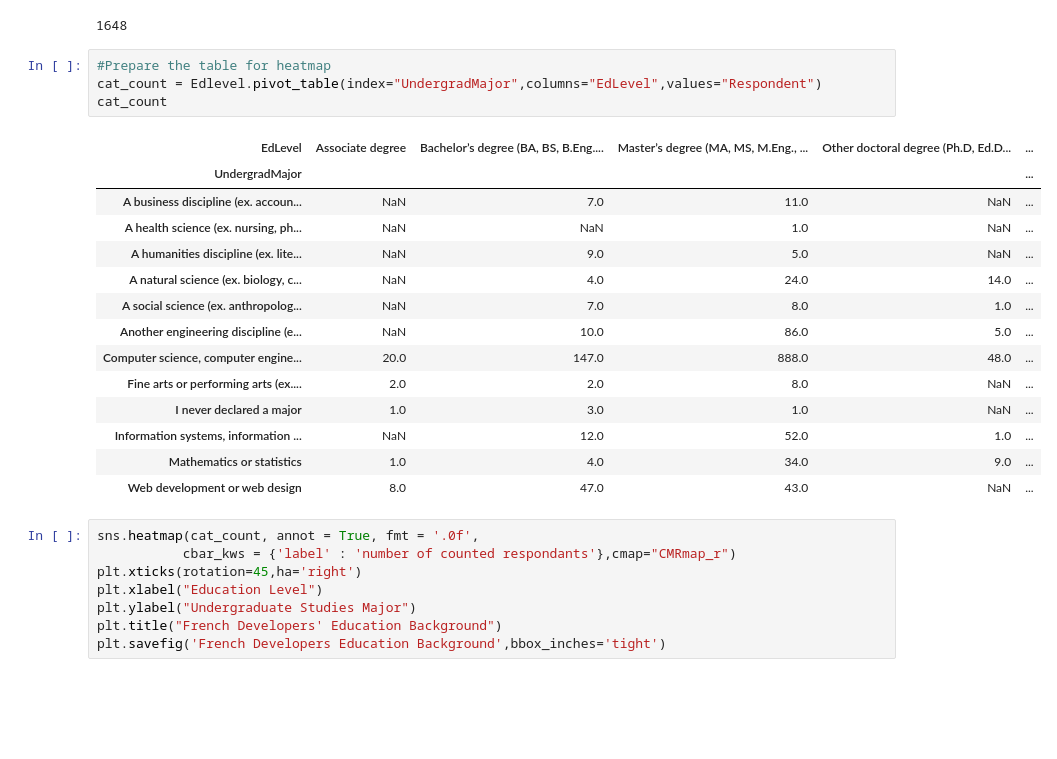
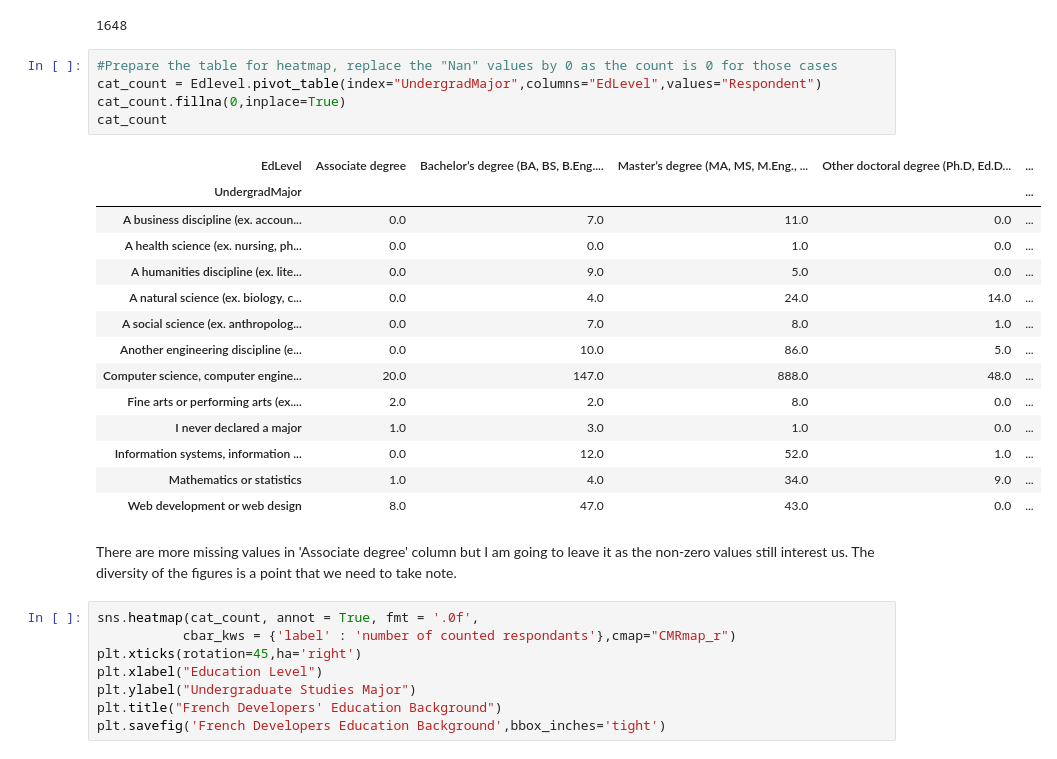
Before and after one commit to Youfeiv/Stack-Overflow-Survey-2019, a Jupyter notebook: How Much Do French Developers Earn a Year?.ipynb, the cells around one changed output. Saved outputs shown, nothing was run; the diff lists cells and outputs as text; blank space fills up the shorter version.

```diff
--- a/How Much Do French Developers Earn a Year?.ipynb
+++ b/How Much Do French Developers Earn a Year?.ipynb
@@ -438,24 +452,27 @@ Edlevel.Respondent.sum()
 # %% [output]
 1648
 # %%
-#Prepare the table for heatmap
+#Prepare the table for heatmap, replace the "Nan" values by 0 as the count is 0 for those cases
 cat_count = Edlevel.pivot_table(index="UndergradMajor",columns="EdLevel",values="Respondent")
+cat_count.fillna(0,inplace=True)
 cat_count
 # %% [output]
 | EdLevel | Associate degree | Bachelor’s degree (BA, BS, B.Eng.... | Master’s degree (MA, MS, M.Eng., ... | Other doctoral degree (Ph.D, Ed.D... | ... |
 | UndergradMajor |  |  |  |  | ... |
-| A business discipline (ex. accoun... | NaN | 7.0 | 11.0 | NaN | ... |
-| A health science (ex. nursing, ph... | NaN | NaN | 1.0 | NaN | ... |
-| A humanities discipline (ex. lite... | NaN | 9.0 | 5.0 | NaN | ... |
-| A natural science (ex. biology, c... | NaN | 4.0 | 24.0 | 14.0 | ... |
-| A social science (ex. anthropolog... | NaN | 7.0 | 8.0 | 1.0 | ... |
-| Another engineering discipline (e... | NaN | 10.0 | 86.0 | 5.0 | ... |
+| A business discipline (ex. accoun... | 0.0 | 7.0 | 11.0 | 0.0 | ... |
+| A health science (ex. nursing, ph... | 0.0 | 0.0 | 1.0 | 0.0 | ... |
+| A humanities discipline (ex. lite... | 0.0 | 9.0 | 5.0 | 0.0 | ... |
+| A natural science (ex. biology, c... | 0.0 | 4.0 | 24.0 | 14.0 | ... |
+| A social science (ex. anthropolog... | 0.0 | 7.0 | 8.0 | 1.0 | ... |
+| Another engineering discipline (e... | 0.0 | 10.0 | 86.0 | 5.0 | ... |
 | Computer science, computer engine... | 20.0 | 147.0 | 888.0 | 48.0 | ... |
-| Fine arts or performing arts (ex.... | 2.0 | 2.0 | 8.0 | NaN | ... |
-| I never declared a major | 1.0 | 3.0 | 1.0 | NaN | ... |
-| Information systems, information ... | NaN | 12.0 | 52.0 | 1.0 | ... |
+| Fine arts or performing arts (ex.... | 2.0 | 2.0 | 8.0 | 0.0 | ... |
+| I never declared a major | 1.0 | 3.0 | 1.0 | 0.0 | ... |
+| Information systems, information ... | 0.0 | 12.0 | 52.0 | 1.0 | ... |
 | Mathematics or statistics | 1.0 | 4.0 | 34.0 | 9.0 | ... |
-| Web development or web design | 8.0 | 47.0 | 43.0 | NaN | ... |
+| Web development or web design | 8.0 | 47.0 | 43.0 | 0.0 | ... |
+# %% [markdown]
+There are more missing values in 'Associate degree' column but I am going to leave it as the non-zero values still interest us. The diversity of the figures is a point that we need to take note.
 # %%
 sns.heatmap(cat_count, annot = True, fmt = '.0f',
            cbar_kws = {'label' : 'number of counted respondants'},cmap="CMRmap_r")
```
Also changed, not shown: parts of 7 cells of this notebook, 3 other files.
